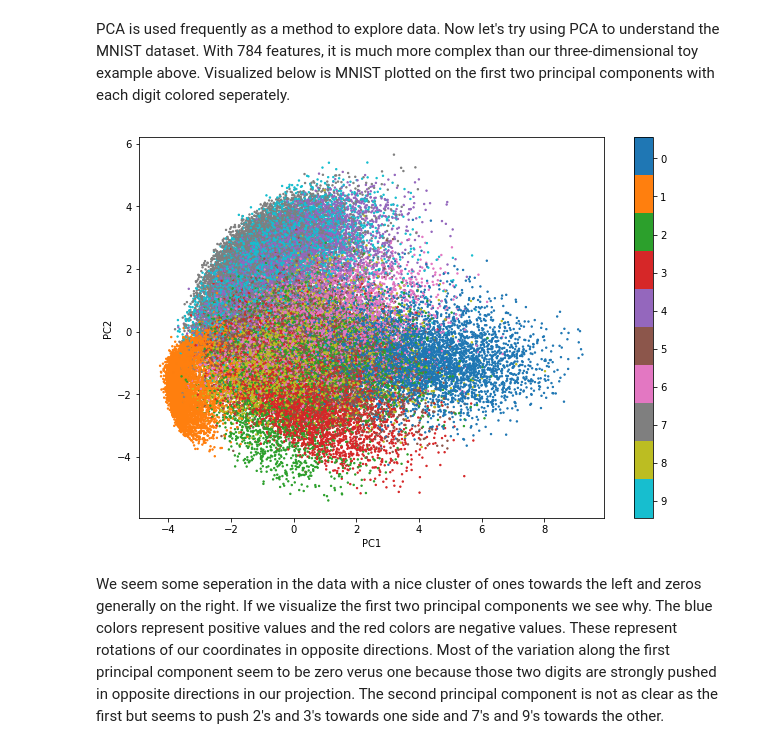
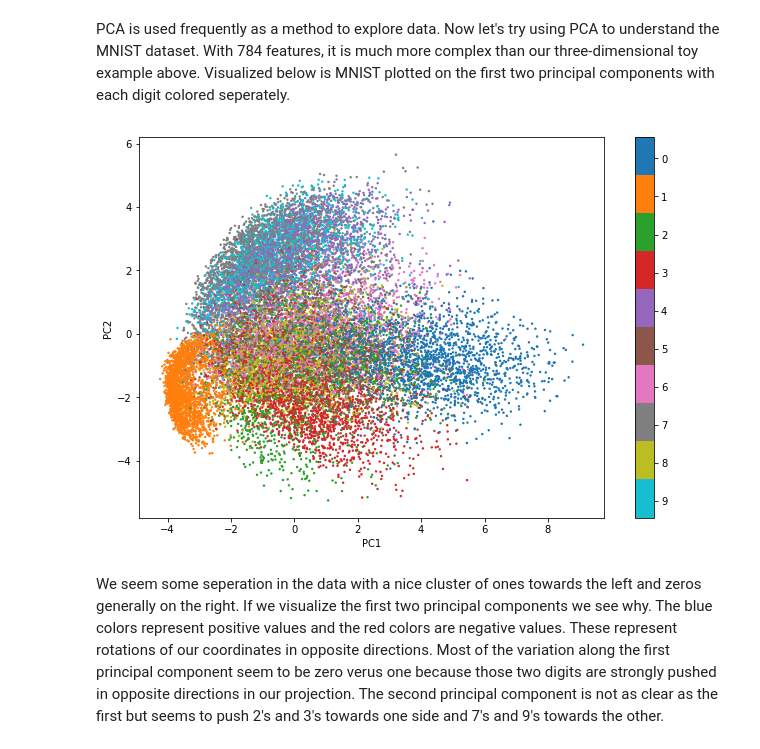
Before and after one commit to FaustineLi/Dimension-Reduction, a Jupyter notebook: 01-PCA.ipynb, the cells around one changed output. Drawn from its saved outputs; the diff is of its cells as text; code cells hidden in the pictures.

```diff
--- a/01-PCA.ipynb
+++ b/01-PCA.ipynb
@@ -114,20 +115,21 @@ pca = PCA(n_components=2)
 pca.fit(mnist_digit)
 mnist_pca = pca.transform(mnist_digit)
 # %%
+n = 20000
 plt.figure(figsize=(11,7))
-plt.scatter(mnist_pca[:,0], mnist_pca[:,1], c=mnist_label, s=2, cmap='tab10')
+plt.scatter(mnist_pca[0:n,0], mnist_pca[0:n,1], c=mnist_label[0:n], s=2, cmap='tab10')
 plt.xlabel('PC1')
 plt.ylabel('PC2')
 ax = plt.gca()
 ax.set_aspect('equal')
 
 cbar = plt.colorbar()
 cbar.ax.invert_yaxis()
 cbar.set_ticks(np.arange(10) * 0.9 + 0.5)
 cbar.set_ticklabels(np.arange(10))
 pass
 # %% [output]
-[figure, old version]
+[figure, new version]
 # %% [markdown]
 We seem some seperation in the data with a nice cluster of ones towards the left and zeros generally on the right. If we visualize the first two principal components we see why. The blue colors represent positive values and the red colors are negative values. These represent rotations of our coordinates in opposite directions. Most of the variation along the first principal component seem to be zero verus one because those two digits are strongly pushed in opposite directions in our projection. The second principal component is not as clear as the first but seems to push 2's and 3's towards one side and 7's and 9's towards the other.
 # %%
```
Also changed, not shown: parts of 8 cells of this notebook, 2 other files.
